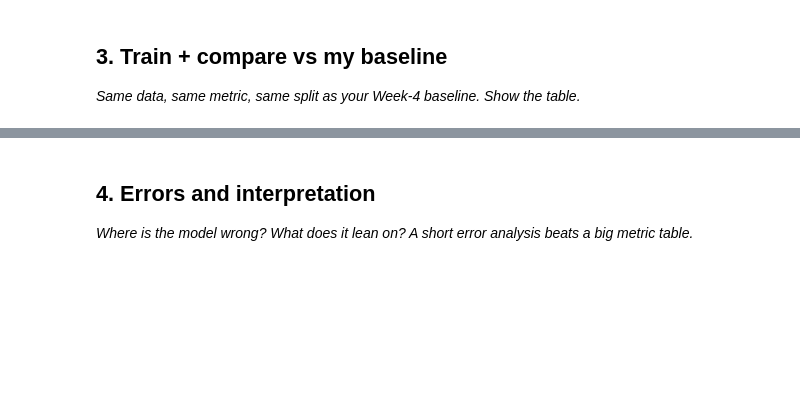
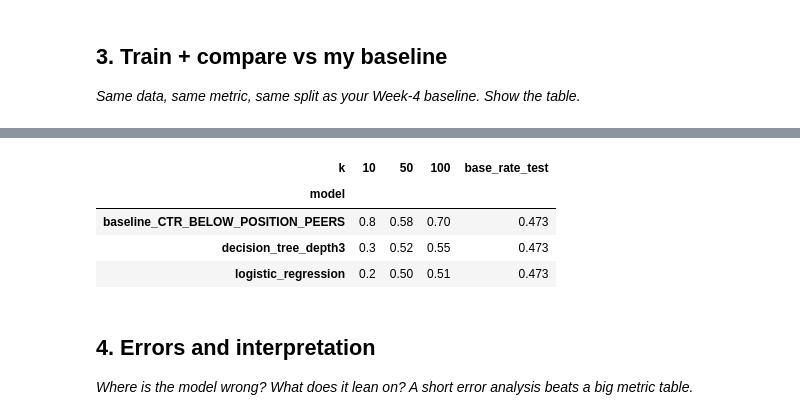
Before and after one commit to vahagngrigoryan2006/flyrank-internship-ml, a Jupyter notebook: work/notebooks/w05_model.ipynb, the cells around one changed output, grey strips where cells are left out. Cells and saved outputs as stored; diff of their text form; code cells hidden in the pictures; blank space fills up the shorter version.

```diff
--- a/work/notebooks/w05_model.ipynb
+++ b/work/notebooks/w05_model.ipynb
@@ -35,0 +186,92 @@ I will group by client. When a single client has a content in both train and tes
+# %%
+# This cell is for CODE (numbers, a query, a check).
+# Write your text answer in the cell ABOVE this one — typing sentences here breaks Run All.
+
+numeric_cols = ["prev_30_impressions", "prev_30_avg_position", "prev_30_clicks", "prev_30_ctr",
+                "prev_30_sessions", "prev_30_engaged_sessions", "prev_30_scroll_events",
+                "content_age_days_at_decision", "days_since_last_update_at_decision",
+                "keyword_char_count", "keyword_token_count", "search_volume", "competition", "cpc",
+                "keyword_age_days_at_decision", "backlinks", "category_count",
+                "no_keyword_data", "backlinks_na"]
+categorical_cols = ["content_type", "main_intent", "word_count_tier", "char_count_tier"]
+assert set(numeric_cols + categorical_cols) == set(df.columns), "Feature list drifted from the built df."
+
+X_train, X_test = df.iloc[train_idx], df.iloc[test_idx]
+y_train, y_test = y.iloc[train_idx], y.iloc[test_idx]
+
+# Logistic Regression: scaled numeric + one-hot categorical -- coefficients are directly readable
+lr_pipe = Pipeline([
+    ("prep", ColumnTransformer([
+        ("num", StandardScaler(), numeric_cols),
+        ("cat", OneHotEncoder(handle_unknown="ignore"), categorical_cols),
+    ])),
+    ("clf", LogisticRegression(max_iter=2000, random_state=42)),
+])
+
+# Decision Tree: shallow ON PURPOSE (max_depth=3) so it stays print-and-read; no scaling needed
+tree_pipe = Pipeline([
+    ("prep", ColumnTransformer([
+        ("num", "passthrough", numeric_cols),
+        ("cat", OneHotEncoder(handle_unknown="ignore"), categorical_cols),
+    ])),
+    ("clf", DecisionTreeClassifier(max_depth=3, random_state=42)),
+])
+
+lr_pipe.fit(X_train, y_train)
+tree_pipe.fit(X_train, y_train)
+print("Both models fit on the train split (random_state=42, fixed for reproducibility).")
+
+# ---- Recompute the Week-4 baseline (CTR_BELOW_POSITION_PEERS), same row population ----
+baseline_df = features.loc[df.index].copy()
+
+position_bins = [0, 3, 10, 20, 50, np.inf]
+position_labels = ["top_3", "page_1", "striking_distance", "page_2_3", "deep"]
+baseline_df["position_tier"] = pd.cut(baseline_df["prev_30_avg_position"], bins=position_bins, labels=position_labels)
+
+enough_impressions = baseline_df["prev_30_impressions"] >= 500
+not_brand_new       = baseline_df["content_age_days_at_decision"] >= 90
+not_in_cooldown      = baseline_df["days_since_last_update_at_decision"] >= 60
+eligible = enough_impressions & not_brand_new & not_in_cooldown
+
+# The only thing this rule "learns" from data is the tier-mean CTR benchmark -- and per the
+# split design in section 2, that has to come from TRAIN rows only, exactly like the models below.
+# Everything else (the three eligibility gates, the `== 0` condition) is a fixed threshold, not a
+# fit statistic, so it needs no train/test distinction.
+train_eligible_rows = baseline_df.iloc[train_idx][eligible.iloc[train_idx]]
+tier_means = train_eligible_rows.groupby("position_tier", observed=True)["prev_30_ctr"].mean()
+print("Tier-mean CTR learned from TRAIN-eligible rows only:")
+print(tier_means.round(6))
+
+# .map() on a Categorical column silently returns a Categorical dtype -- .to_dict() + astype(float)
+# avoids that trap.
+baseline_df["expected_ctr_for_tier"] = baseline_df["position_tier"].map(tier_means.to_dict()).astype(float)
+baseline_df["ctr_gap"] = (baseline_df["expected_ctr_for_tier"] - baseline_df["prev_30_ctr"]).fillna(0)
+
+far_below_peers = baseline_df["prev_30_ctr"] == 0
+flagged = eligible & far_below_peers
+baseline_df["score"] = np.where(flagged, baseline_df["prev_30_impressions"] * baseline_df["ctr_gap"], 0.0)
+print(f"\nBaseline built on {len(baseline_df):,} rows; only the TEST split ({len(test_idx):,} rows) "
+      f"is used for its precision@K below, same as the models.")
+
+# ---- The comparison table (non-negotiable, per the skill): same split, same metric, base rate ----
+def precision_at_k(scores, labels, k):
+    order = np.argsort(-np.asarray(scores))
+    return labels.values[order][:k].mean()
+
+lr_proba = lr_pipe.predict_proba(X_test)[:, 1]
+tree_proba = tree_pipe.predict_proba(X_test)[:, 1]
+baseline_scores = baseline_df["score"].iloc[test_idx].values
+
+base_rate_test = y_test.mean()
+rows = []
+for k in [10, 50, 100]:
+    rows.append({"model": "baseline_CTR_BELOW_POSITION_PEERS", "k": k, "precision_at_k": precision_at_k(baseline_scores, y_test, k)})
+    rows.append({"model": "logistic_regression",               "k": k, "precision_at_k": precision_at_k(lr_proba, y_test, k)})
+    rows.append({"model": "decision_tree_depth3",              "k": k, "precision_at_k": precision_at_k(tree_proba, y_test, k)})
+
+comparison = pd.DataFrame(rows)
+print(f"\nTest set: {len(test_idx):,} rows, base rate (is_declining) = {base_rate_test:.3f}")
+comparison_table = comparison.pivot(index="model", columns="k", values="precision_at_k").round(3)
+comparison_table["base_rate_test"] = round(base_rate_test, 3)
+comparison_table
+# %% [output]
@@ -36,3 +291,8 @@ I will group by client. When a single client has a content in both train and tes
+| k | 10 | 50 | 100 | base_rate_test |
+| model |  |  |  |  |
+| baseline_CTR_BELOW_POSITION_PEERS | 0.8 | 0.58 | 0.70 | 0.473 |
+| decision_tree_depth3 | 0.3 | 0.52 | 0.55 | 0.473 |
+| logistic_regression | 0.2 | 0.50 | 0.51 | 0.473 |
 # %% [markdown]
 ## 4. Errors and interpretation
 
```
Also changed, not shown: parts of 5 cells of this notebook.
